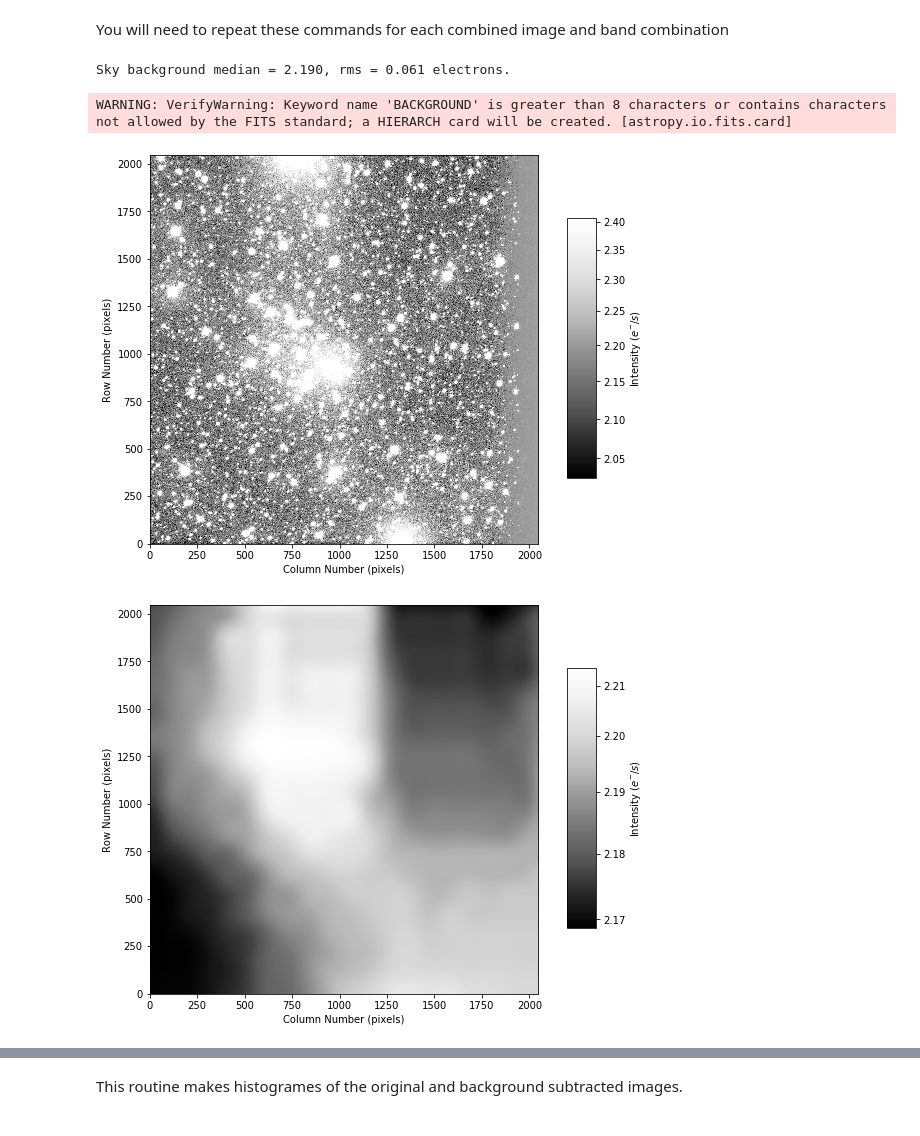
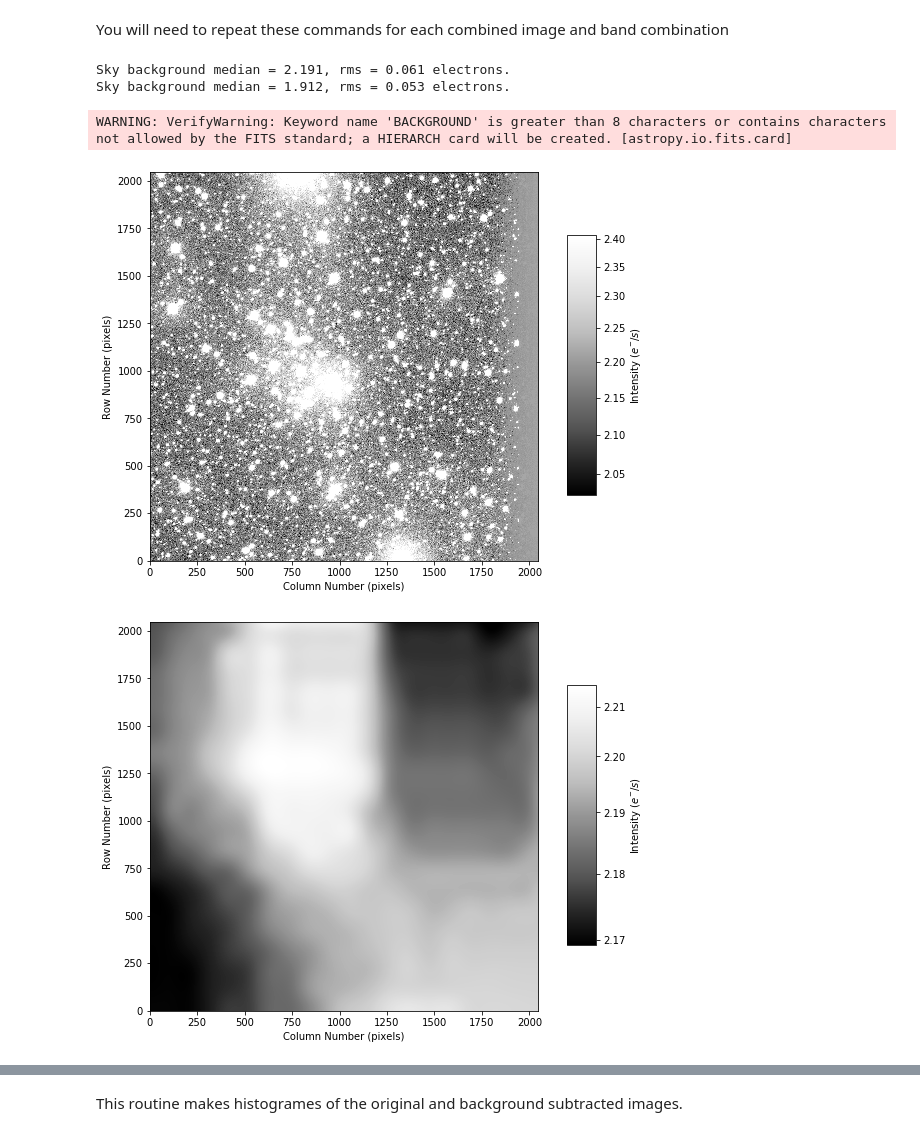
Before and after one commit to annadavidson/astr596_annadavidson_obsproject, a Jupyter notebook: reduction_part4_student.ipynb, the cells around one changed output, grey strips where cells are left out. Cells and saved outputs as stored; diff of their text form; code cells hidden in the pictures.

Commit message:
Have combined backgroud subtracted images B and V

```diff
--- a/reduction_part4_student.ipynb
+++ b/reduction_part4_student.ipynb
@@ -152,5 +152,6 @@ Needless to say there are many intricacies involved in astrometry, which I encou
 #******
 #This reads in images into variables that we will use.  You will need to do this for
 #every image that you combined
-img_ngc7296_V, imgfile_ngc7296_V, hdr_ngc7296_V = readimage(comb_imname_ngc7296_V)
+img_ngc7296_V, imgfile_ngc7296_V, hdr_ngc7296_V = readimage("ngc7276_V_comb.fits")
+img_ngc7296_B, imgfile_ngc7296_B, hdr_ngc7296_B = readimage("ngc7276_B_comb.fits")
 # %% [output]
@@ -173,28 +175,32 @@ def get_sky_background(img, verbose=True):
 You will need to repeat these commands for each combined image and band combination
 # %%
 #***********
-bkg = get_sky_background(img_ngc7296_V, verbose=True)
+bkg_V = get_sky_background(img_ngc7296_V, verbose=True)
+
+bkg_B = get_sky_background(img_ngc7296_B, verbose=True)
 # %% [output]
-Sky background median = 2.190, rms = 0.061 electrons.
+Sky background median = 2.191, rms = 0.061 electrons.
+Sky background median = 1.912, rms = 0.053 electrons.
 # %%
 #***********
-img_ngc7296_V_nosky = img_ngc7296_V - bkg.background
+img_ngc7296_V_nosky = img_ngc7296_V - bkg_V.background
+img_ngc7296_B_nosky = img_ngc7296_B - bkg_B.background
 # %%
 #***********
 display_image(img_ngc7296_V, calibrated=True)
-display_image(bkg.background, calibrated=True)
+display_image(bkg_V.background, calibrated=True)
 display_image(img_ngc7296_V_nosky,calibrated=True)
 #now write out this file
-bkgsub_imname = comb_imname.replace('.fits','bkgsub.fits',1)
+bkgsub_imname = "ngc7276_V_comb.fits".replace('.fits','bkgsub.fits',1)
 bkg_sub_imgpath = redpath + bkgsub_imname
 
 #include in the header that we have performed a background subtraction
 hdr_ngc7296_V['BACKGROUND'] = 'Background was Subtracted'
 
 #write the background subtracted image with the header information
 fits.writeto(bkg_sub_imgpath, img_ngc7296_V_nosky, hdr_ngc7296_V, overwrite=True)
 # %% [output]
 WARNING: VerifyWarning: Keyword name 'BACKGROUND' is greater than 8 characters or contains characters not allowed by the FITS standard; a HIERARCH card will be created. [astropy.io.fits.card]
 [figure]
-[figure, old version]
+[figure, new version]
 [figure]
```
Also changed, not shown: parts of 2 cells of this notebook.
